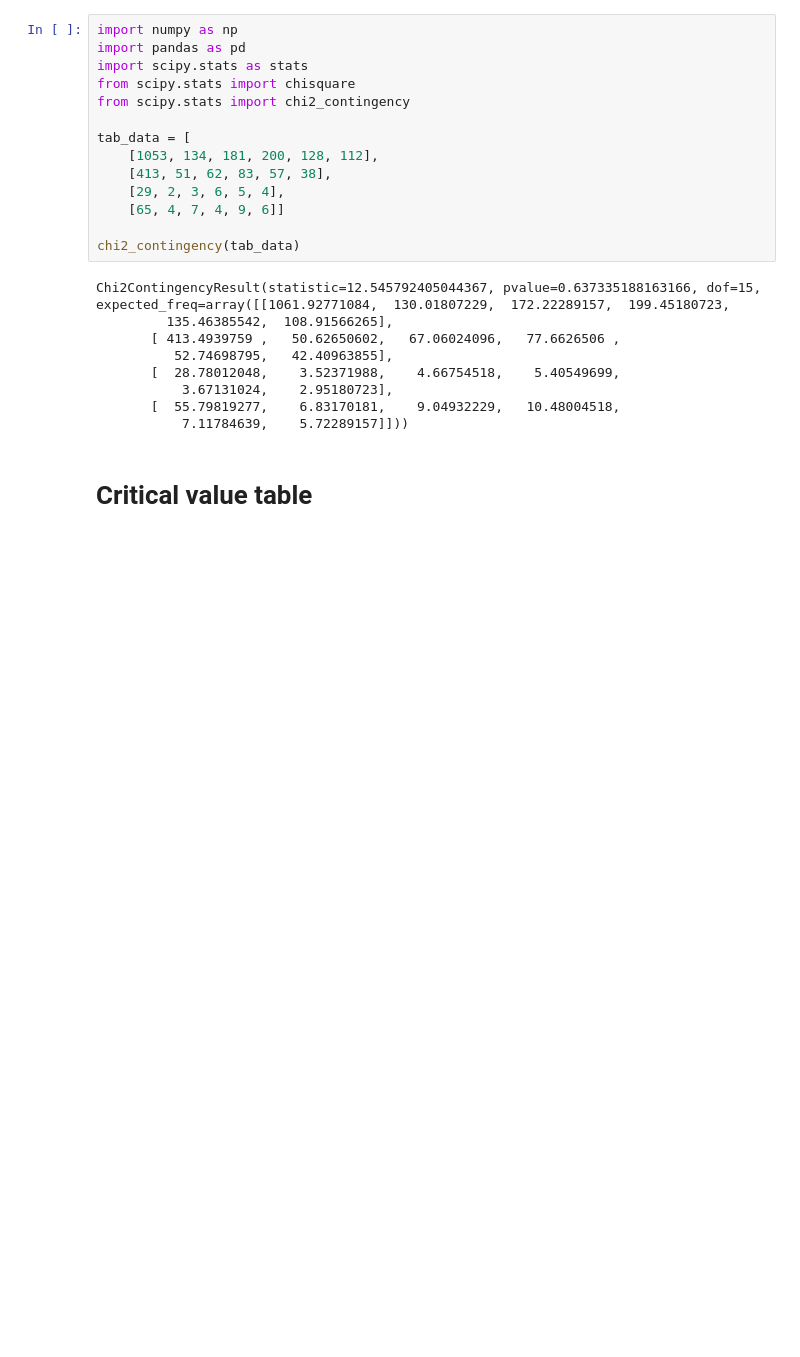
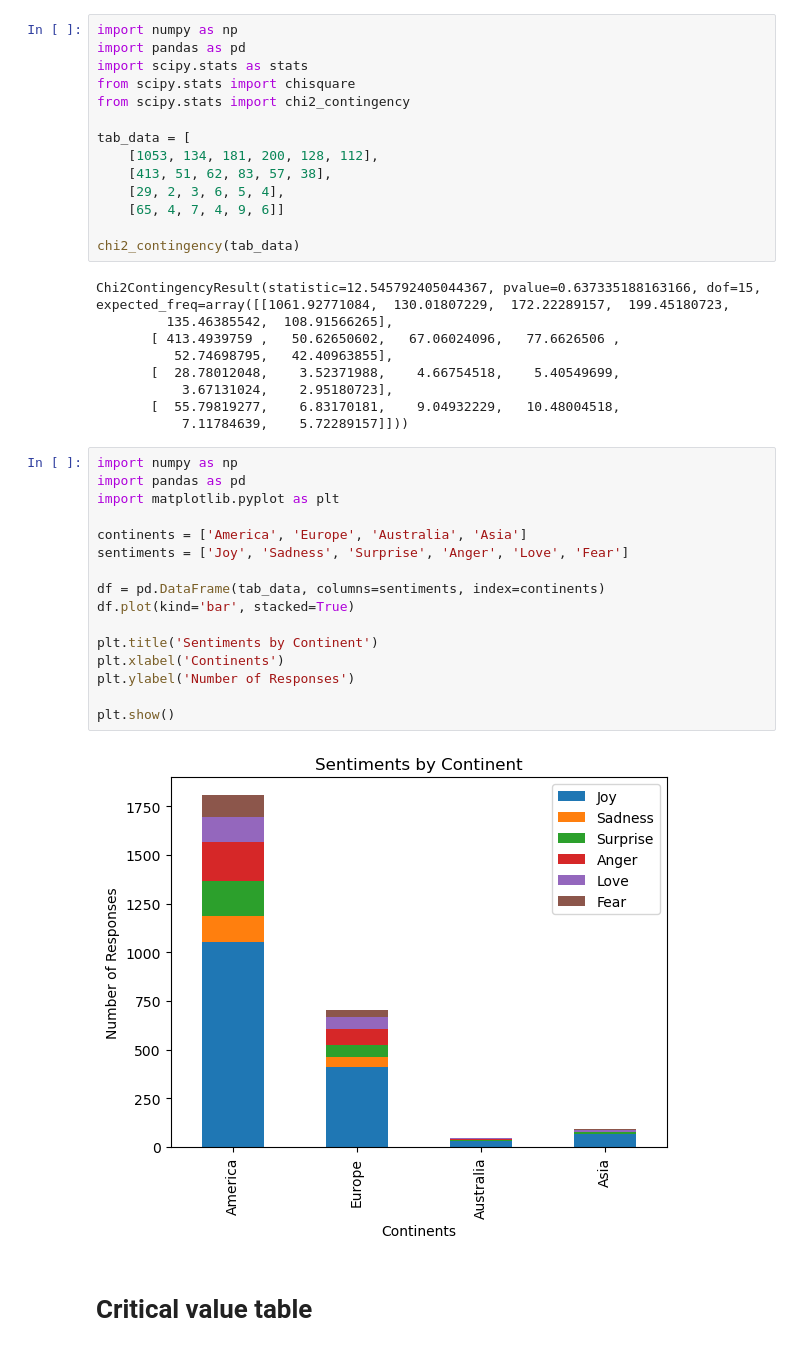
Before and after one commit to hennypurwadi/A_Comparative_Sentiment_Analysis_of_Digital_and_Robot_Pet_Companions_in_Various_Locations, a Jupyter notebook: src/4_code_predict_newdata/5.Hypothesis_Testing.ipynb, the cells around one changed output. Cells and saved outputs as stored; diff of their text form; blank space fills up the shorter version.

```diff
--- a/src/4_code_predict_newdata/5.Hypothesis_Testing.ipynb
+++ b/src/4_code_predict_newdata/5.Hypothesis_Testing.ipynb
@@ -44,6 +44,24 @@ Chi2ContingencyResult(statistic=12.545792405044367, pvalue=0.637335188163166, do
            3.67131024,    2.95180723],
        [  55.79819277,    6.83170181,    9.04932229,   10.48004518,
            7.11784639,    5.72289157]]))
+# %%
+import numpy as np
+import pandas as pd
+import matplotlib.pyplot as plt
+
+continents = ['America', 'Europe', 'Australia', 'Asia']
+sentiments = ['Joy', 'Sadness', 'Surprise', 'Anger', 'Love', 'Fear']
+
+df = pd.DataFrame(tab_data, columns=sentiments, index=continents)
+df.plot(kind='bar', stacked=True)
+
+plt.title('Sentiments by Continent')
+plt.xlabel('Continents')
+plt.ylabel('Number of Responses')
+
+plt.show()
+# %% [output]
+[figure, added]
 # %% [markdown]
 # Critical value table
 
```
